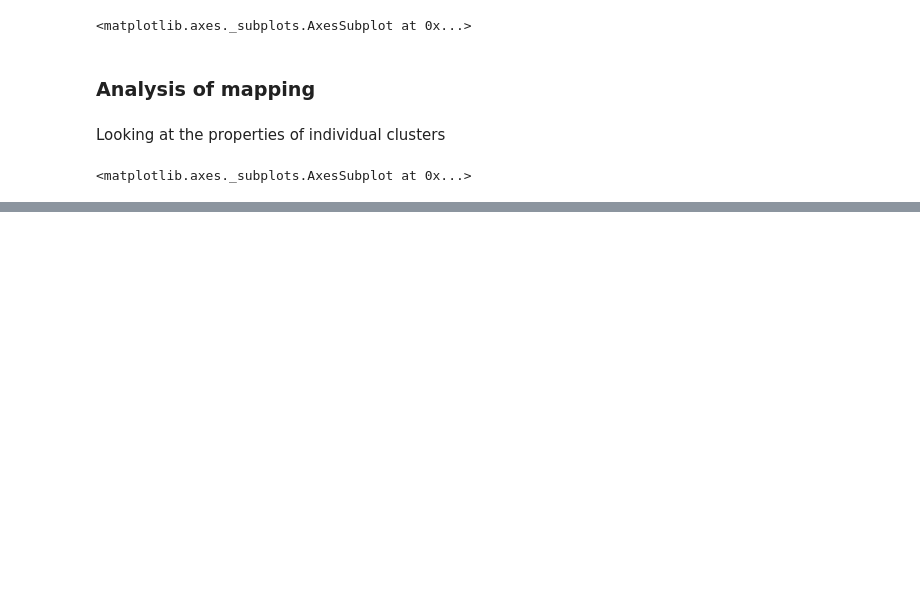
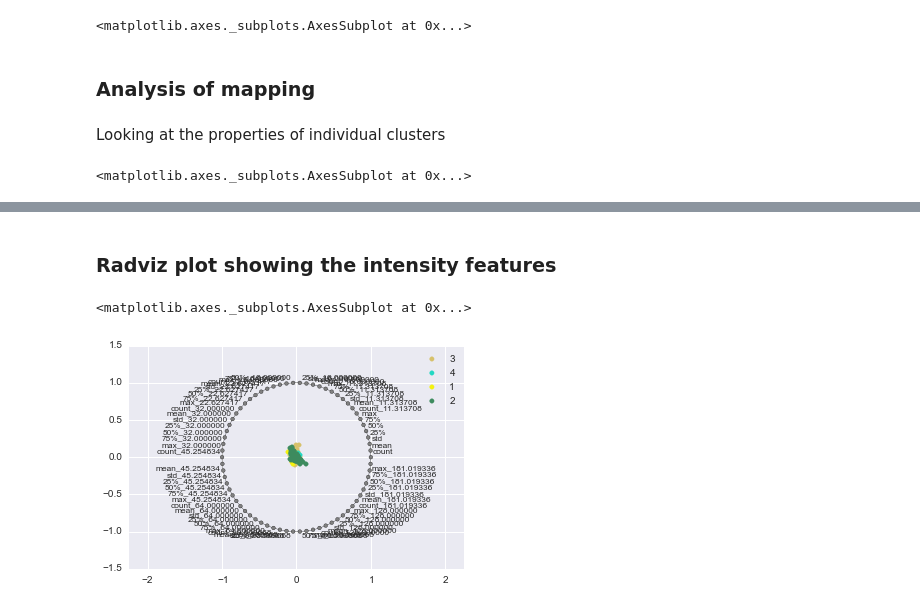
Before and after one commit to samueljackson92/major-project-data, a Jupyter notebook: 2015-04-01/intensity_analysis.ipynb, the cells around one changed output, grey strips where cells are left out. Cells and saved outputs as stored; diff of their text form; code cells hidden in the pictures; blank space fills up the shorter version.

```diff
--- a/2015-04-01/intensity_analysis.ipynb
+++ b/2015-04-01/intensity_analysis.ipynb
@@ -23,3 +23,5 @@ hologic_meta.head()
 | p214-010-60001-cl.png | 21401060001 | c | l | p214-010-60001-cl.png | 3 | 1 |
 | p214-010-60001-cl.png | 21401060001 | c | l | p214-010-60001-cl.png | 3 | 1 |
 | p214-010-60001-cl.png | 21401060001 | c | l | p214-010-60001-cl.png | 3 | 1 |
+# %%
+class_labels = hologic_meta.drop_duplicates().BIRADS
@@ -113,0 +154,10 @@ mia.plotting.plot_scatter_2d(mapping, [0,1], hologic_meta.drop_duplicates().BIRA
+# %% [markdown]
+### Radviz plot showing the intensity features
+# %%
+f = mia.analysis.normalize_data_frame(intensity_features)
+f.columns = intensity_features.columns
+f['class'] = class_labels
+pd.tools.plotting.radviz(f, 'class')
+# %% [output]
+<matplotlib.axes._subplots.AxesSubplot at 0x...>
+[figure, added]
```
Also changed, not shown: parts of 12 cells of this notebook, 4 other files.
